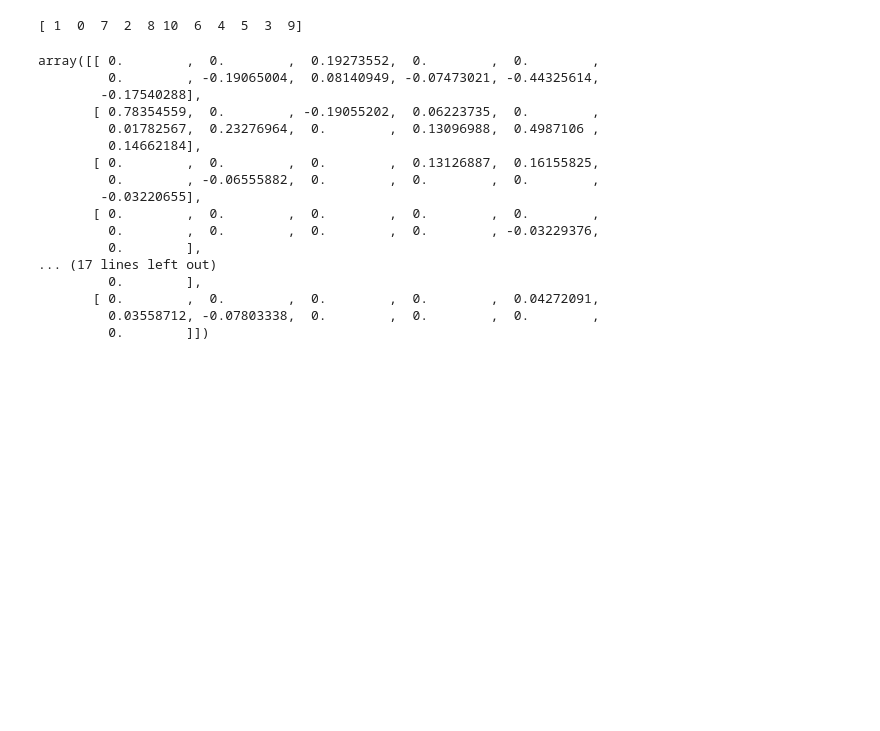
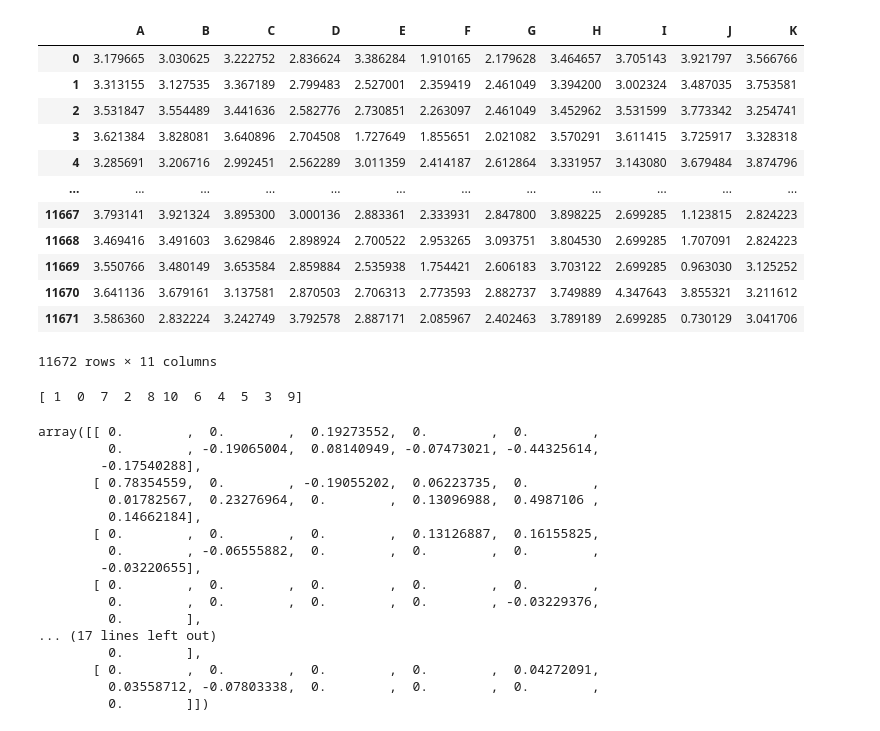
Before and after one commit to Zianor/computational-statistics-1, a Jupyter notebook: assignment01.ipynb, the cells around one changed output. Saved outputs shown, nothing was run; the diff lists cells and outputs as text; code cells hidden in the pictures; blank space fills up the shorter version.

```diff
--- a/assignment01.ipynb
+++ b/assignment01.ipynb
@@ -1,7 +1,22 @@
 # %%
 import pandas as pd
 
 df = pd.read_csv("a1_data.csv")
+df
+# %% [output]
+|  | A | B | C | D | E | F | G | H | I | J | K |
+| 0 | 3.179665 | 3.030625 | 3.222752 | 2.836624 | 3.386284 | 1.910165 | 2.179628 | 3.464657 | 3.705143 | 3.921797 | 3.566766 |
+| 1 | 3.313155 | 3.127535 | 3.367189 | 2.799483 | 2.527001 | 2.359419 | 2.461049 | 3.394200 | 3.002324 | 3.487035 | 3.753581 |
+| 2 | 3.531847 | 3.554489 | 3.441636 | 2.582776 | 2.730851 | 2.263097 | 2.461049 | 3.452962 | 3.531599 | 3.773342 | 3.254741 |
+| 3 | 3.621384 | 3.828081 | 3.640896 | 2.704508 | 1.727649 | 1.855651 | 2.021082 | 3.570291 | 3.611415 | 3.725917 | 3.328318 |
+| 4 | 3.285691 | 3.206716 | 2.992451 | 2.562289 | 3.011359 | 2.414187 | 2.612864 | 3.331957 | 3.143080 | 3.679484 | 3.874796 |
+| ... | ... | ... | ... | ... | ... | ... | ... | ... | ... | ... | ... |
+| 11667 | 3.793141 | 3.921324 | 3.895300 | 3.000136 | 2.883361 | 2.333931 | 2.847800 | 3.898225 | 2.699285 | 1.123815 | 2.824223 |
+| 11668 | 3.469416 | 3.491603 | 3.629846 | 2.898924 | 2.700522 | 2.953265 | 3.093751 | 3.804530 | 2.699285 | 1.707091 | 2.824223 |
+| 11669 | 3.550766 | 3.480149 | 3.653584 | 2.859884 | 2.535938 | 1.754421 | 2.606183 | 3.703122 | 2.699285 | 0.963030 | 3.125252 |
+| 11670 | 3.641136 | 3.679161 | 3.137581 | 2.870503 | 2.706313 | 2.773593 | 2.882737 | 3.749889 | 4.347643 | 3.855321 | 3.211612 |
+| 11671 | 3.586360 | 2.832224 | 3.242749 | 3.792578 | 2.887171 | 2.085967 | 2.402463 | 3.789189 | 2.699285 | 0.730129 | 3.041706 |
+11672 rows × 11 columns
 # %%
 import numpy as np
 
```
Also changed, not shown: parts of 4 cells of this notebook.
